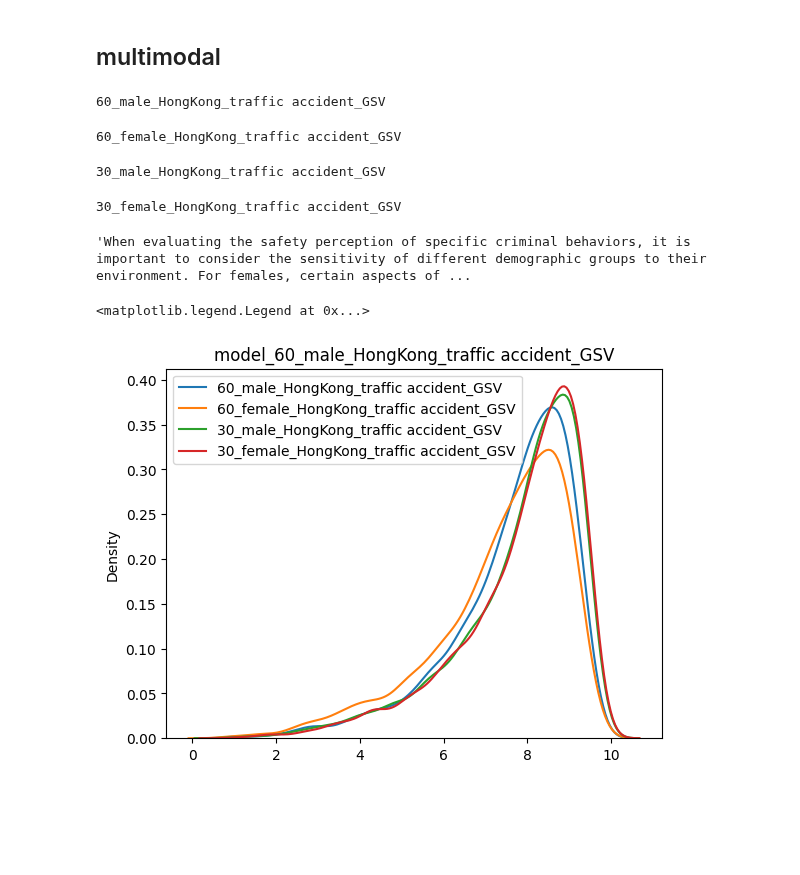
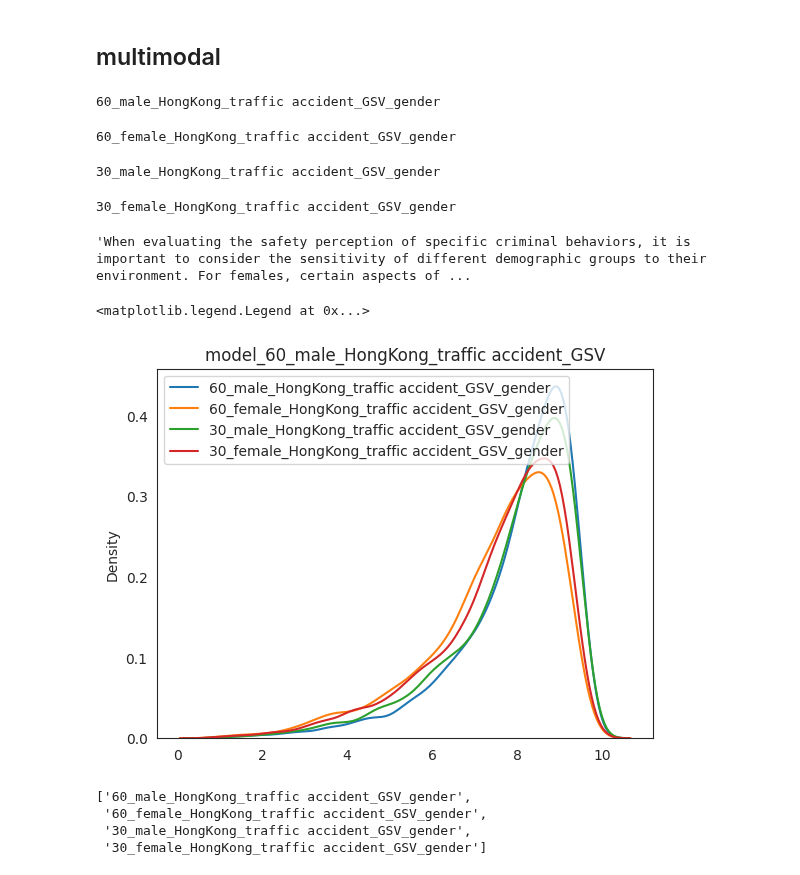
Before and after one commit to CeHouGIS/Safety_Perception_HK, a Jupyter notebook: safety_perception_model/single_model/prediction_finetuned.ipynb, the cells around one changed output. Saved outputs shown, nothing was run; the diff lists cells and outputs as text; code cells hidden in the pictures; blank space fills up the shorter version.

```diff
--- a/safety_perception_model/single_model/prediction_finetuned.ipynb
+++ b/safety_perception_model/single_model/prediction_finetuned.ipynb
@@ -205,11 +205,23 @@ def multimodal_model_test(model, test_loader, LLM_model=None):
 # text_feature_generater.load_state_dict(torch.load(model_path, map_location='cuda:0'), strict=False)
 # %%
 specific_groups = [
-    "60_male_HongKong_traffic accident_GSV",
-    "60_female_HongKong_traffic accident_GSV",
-    "30_male_HongKong_traffic accident_GSV",
-    "30_female_HongKong_traffic accident_GSV"
+    "60_male_HongKong_traffic accident_GSV_gender",
+    "60_female_HongKong_traffic accident_GSV_gender",
+    "30_male_HongKong_traffic accident_GSV_gender",
+    "30_female_HongKong_traffic accident_GSV_gender"
 ]
+
+# specific_groups = [
+#     "60_male_HongKong_traffic accident_GSV",
+#     "60_female_HongKong_traffic accident_GSV",
+#     "30_male_HongKong_traffic accident_GSV",
+#     "30_female_HongKong_traffic accident_GSV"
+# ]
+
+# specific_groups = [
+#     "30_male_HongKong_traffic accident_GSV_other_crime",
+#     "30_female_HongKong_traffic accident_GSV_other_crime"
+# ]
 all_round_outputs = []
 all_round_labels = []
 
@@ -227,7 +239,9 @@ for specific_group in specific_groups:
     # placepulse_data = pd.read_csv("/data2/cehou/LLM_safety/img_text_data/baseline/tidyed/dataset_baseline_baseline_baseline_baseline_9030_withlabel.csv")
     # placepulse_data['label'] = 1
     # placepulse_data = placepulse_data.rename(columns={"panoid": "Image_ID"})
-    pkl_path = glob(f"/data2/cehou/LLM_safety/img_text_data/finished/dataset_{specific_group}_*.pkl")[0]
+    # data_name = f"dataset_30_{specific_group.split('_')[1]}_HongKong_theft or harassment_GSV"
+    data_name = f"dataset_{specific_group[:-7]}"
+    pkl_path = glob(f"/data2/cehou/LLM_safety/img_text_data/finished/{data_name}_*.pkl")[0]
     data = pd.read_pickle(pkl_path)
 
     transform = get_transforms((224,224))
@@ -259,10 +273,10 @@ for specific_group in specific_groups:
     all_round_outputs.append(all_outputs)
     all_round_labels.append(all_labels)
 # %% [output]
-60_male_HongKong_traffic accident_GSV
+60_male_HongKong_traffic accident_GSV_gender
-60_female_HongKong_traffic accident_GSV
+60_female_HongKong_traffic accident_GSV_gender
-30_male_HongKong_traffic accident_GSV
+30_male_HongKong_traffic accident_GSV_gender
-30_female_HongKong_traffic accident_GSV
+30_female_HongKong_traffic accident_GSV_gender
 # %%
 data.iloc[0]['text_description_gender']
 # %% [output]
@@ -294,14 +308,23 @@ data.iloc[0]['text_description_gender']
 #     all_round_labels.append(all_labels)
 # %%
 all_round_score = [F.softmax(all_outputs, dim=1) for all_outputs in all_round_outputs]
+all_final_outputs = []
 
 for i,round_score in enumerate(all_round_score):
     final_outputs = round_score[:,0]* 0 + round_score[:,1] * 10
     final_outputs = final_outputs.cpu().numpy()
+    all_final_outputs.append(final_outputs)
     sns.kdeplot(final_outputs, label=f"{specific_groups[i]}")
 
 plt.title("model_60_male_HongKong_traffic accident_GSV")
 plt.legend()
 # %% [output]
 <matplotlib.legend.Legend at 0x...>
-[figure, old version]
+[figure, new version]
+# %%
+specific_groups
+# %% [output]
+['60_male_HongKong_traffic accident_GSV_gender',
+ '60_female_HongKong_traffic accident_GSV_gender',
+ '30_male_HongKong_traffic accident_GSV_gender',
+ '30_female_HongKong_traffic accident_GSV_gender']
```
Also changed, not shown: parts of 6 cells of this notebook, 3 other files.
